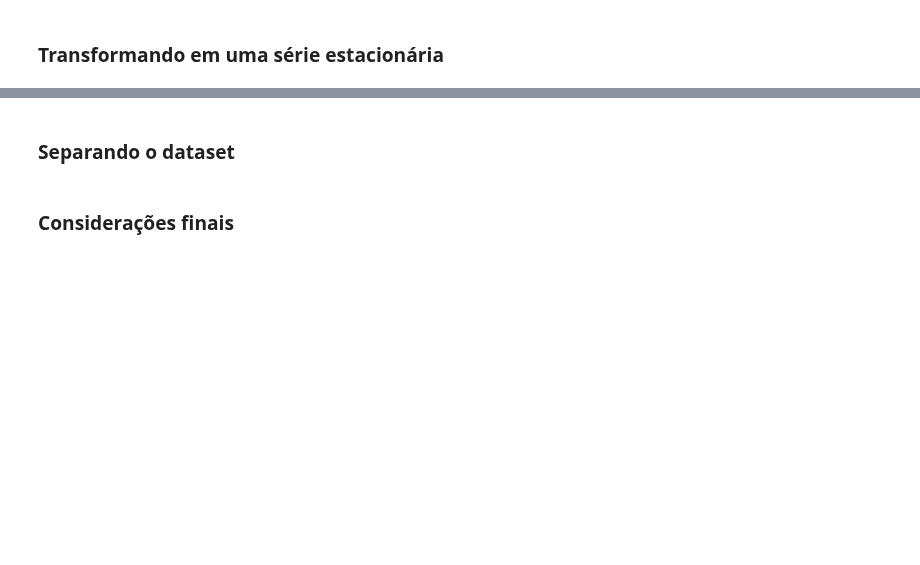
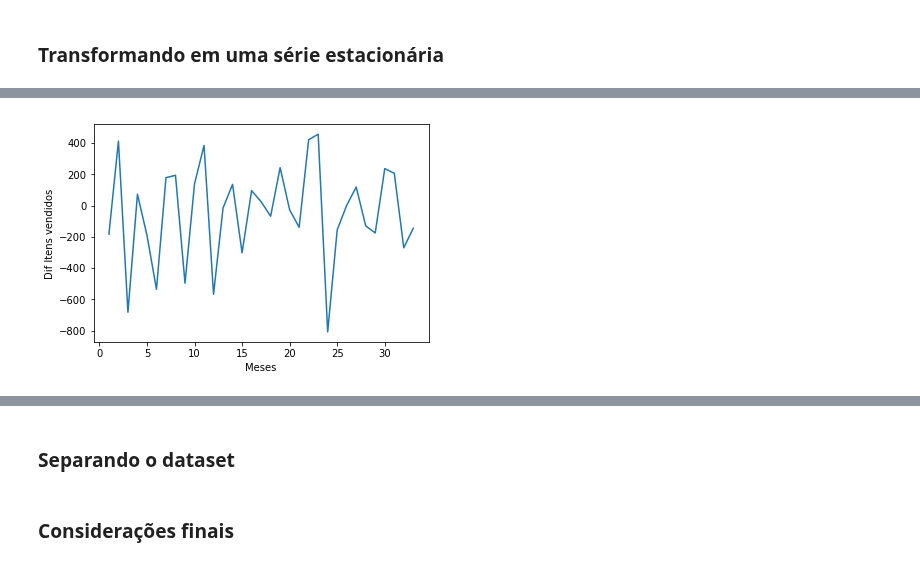
Before and after one commit to RGivisiez/Adv_ML, a Jupyter notebook: 4. ARIMA - SARIMA.ipynb, the cells around one changed output, grey strips where cells are left out. Drawn from its saved outputs; the diff is of its cells as text; code cells hidden in the pictures; blank space fills up the shorter version.

```diff
--- a/4. ARIMA - SARIMA.ipynb
+++ b/4. ARIMA - SARIMA.ipynb
@@ -233,0 +268,14 @@ Perceba que essa série não é estacionária, é fácil de ver a tendência de
+# %%
+dif = 1
+items_sold_diff = items_sold.diff(dif).dropna(axis=0)
+# %%
+figure, ax1 = plt.subplots(1)
+
+ax1.plot(items_sold_diff)
+
+ax1.set_ylabel('Dif Itens vendidos')
+ax1.set_xlabel('Meses')
+
+plt.show()
+# %% [output]
+[figure, added]
```
Also changed, not shown: parts of 35 cells of this notebook.
